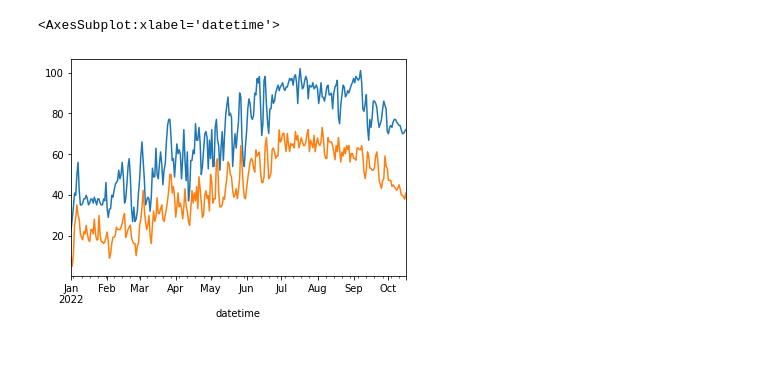
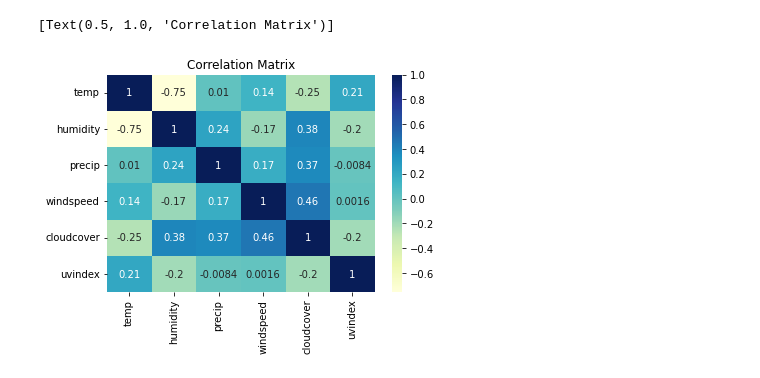
Before and after one commit to amillane/Provo_Weather-, a Jupyter notebook: eda.ipynb, the cells around one changed output. Saved outputs shown, nothing was run; the diff lists cells and outputs as text; code cells hidden in the pictures.

```diff
--- a/eda.ipynb
+++ b/eda.ipynb
@@ -21,0 +12,4 @@ df.head()
+# %%
+
+df['sunrise'] = pd.to_datetime(df['sunrise'], errors = 'coerce')
+df['sunset'] = pd.to_datetime(df['sunset'], format = '%H:%M:%S', errors = 'coerce')
@@ -22,6 +27,12 @@ df.head()
+# %%
+new_df = df[['temp', 'humidity','precip', 'windspeed', 'cloudcover', 'uvindex']]
+sns.heatmap(new_df.corr(), cmap="YlGnBu", annot=True).set(title='Correlation Matrix')
+# %% [output]
+[Text(0.5, 1.0, 'Correlation Matrix')]
+[figure, added]
 # %%
-df['tempmax'].plot()
-df['tempmin'].plot()
+fig = px.line(df, y = 'temp')
+
+#df['tempmax'].plot()
+#df['tempmin'].plot()
+fig.show()
-# %% [output]
-<AxesSubplot:xlabel='datetime'>
-[figure, removed]
```
Also changed, not shown: parts of 9 cells of this notebook.
